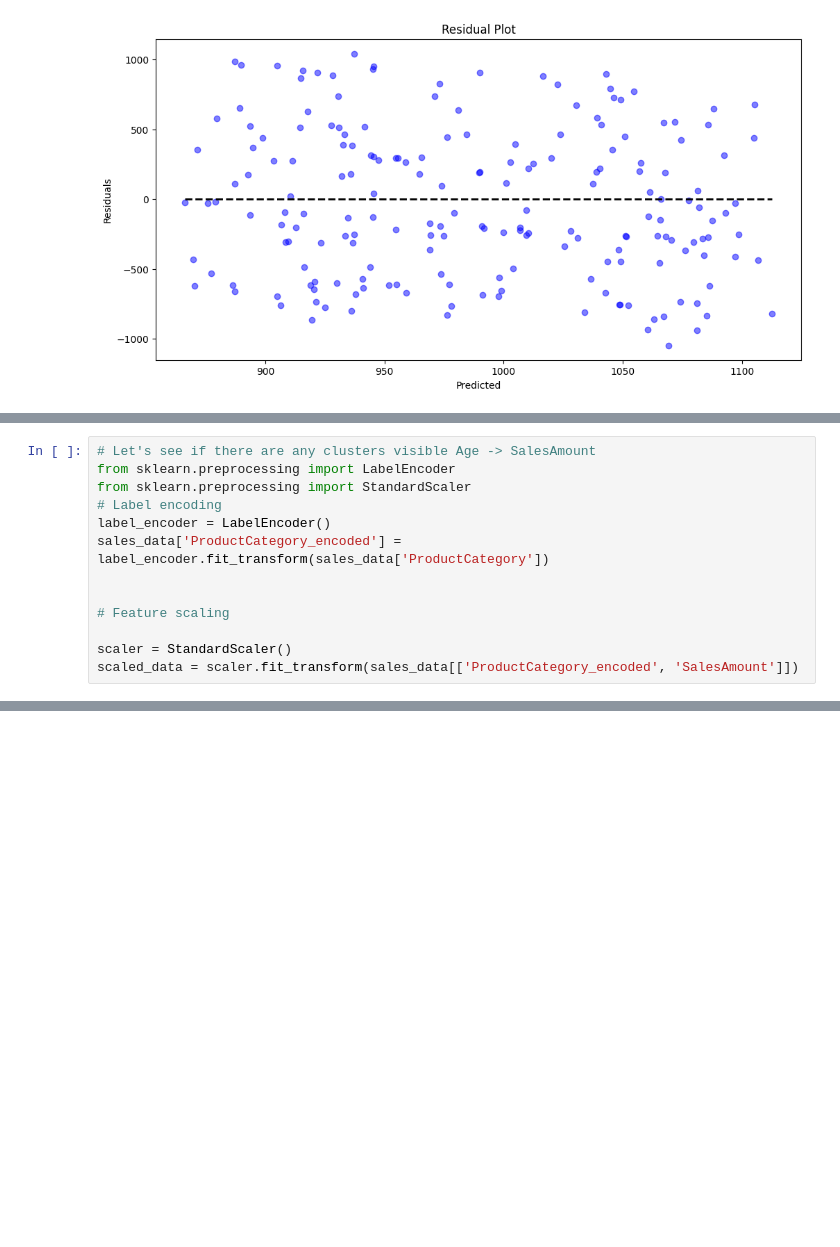
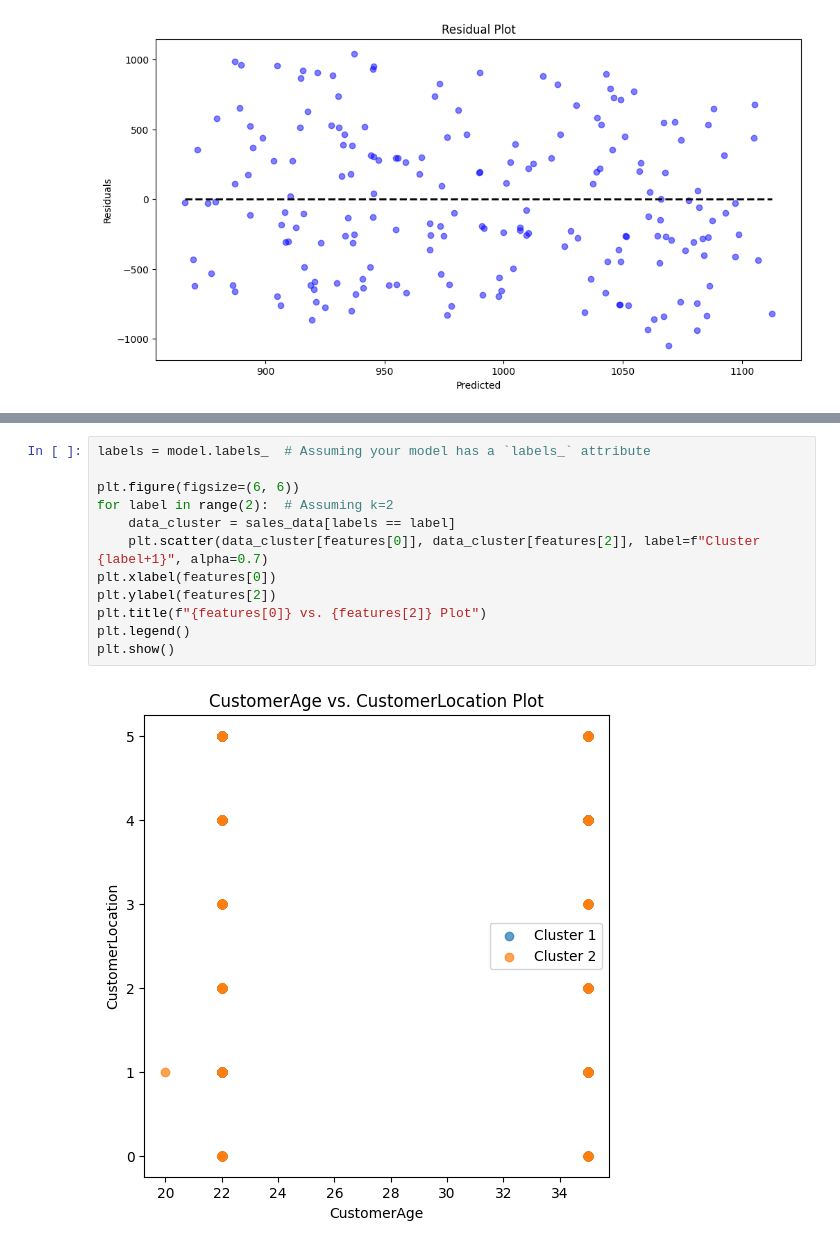
Before and after one commit to thekonang/Final-Project, a Jupyter notebook: DataAnalysis.ipynb, the cells around one changed output, grey strips where cells are left out. Cells and saved outputs as stored; diff of their text form; blank space fills up the shorter version.

```diff
--- a/DataAnalysis.ipynb
+++ b/DataAnalysis.ipynb
@@ -478,13 +485,0 @@ TODO get into k-modes to see if possible to visualize Product Categories
-# %%
-# Let's see if there are any clusters visible Age -> SalesAmount
-from sklearn.preprocessing import LabelEncoder
-from sklearn.preprocessing import StandardScaler
-# Label encoding
-label_encoder = LabelEncoder()
-sales_data['ProductCategory_encoded'] = label_encoder.fit_transform(sales_data['ProductCategory'])
-
-
-# Feature scaling
-
-scaler = StandardScaler()
-scaled_data = scaler.fit_transform(sales_data[['ProductCategory_encoded', 'SalesAmount']])
@@ -490,0 +587,14 @@ scaled_data = scaler.fit_transform(sales_data[['ProductCategory_encoded', 'Sales
+# %%
+labels = model.labels_  # Assuming your model has a `labels_` attribute
+
+plt.figure(figsize=(6, 6))
+for label in range(2):  # Assuming k=2
+    data_cluster = sales_data[labels == label]
+    plt.scatter(data_cluster[features[0]], data_cluster[features[2]], label=f"Cluster {label+1}", alpha=0.7)
+plt.xlabel(features[0])
+plt.ylabel(features[2])
+plt.title(f"{features[0]} vs. {features[2]} Plot")
+plt.legend()
+plt.show()
+# %% [output]
+[figure, added]
```
Also changed, not shown: parts of 9 cells of this notebook, 2 other files.
